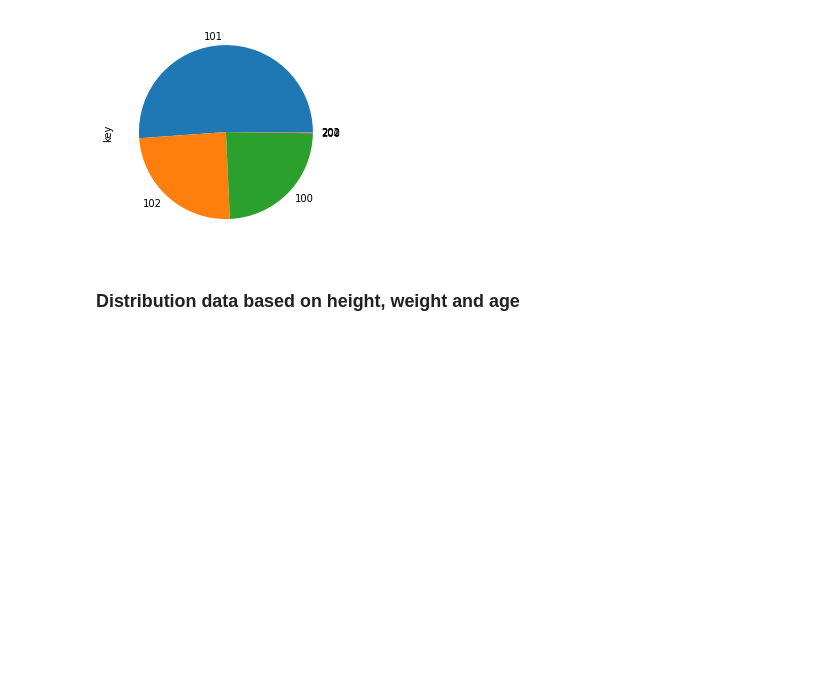
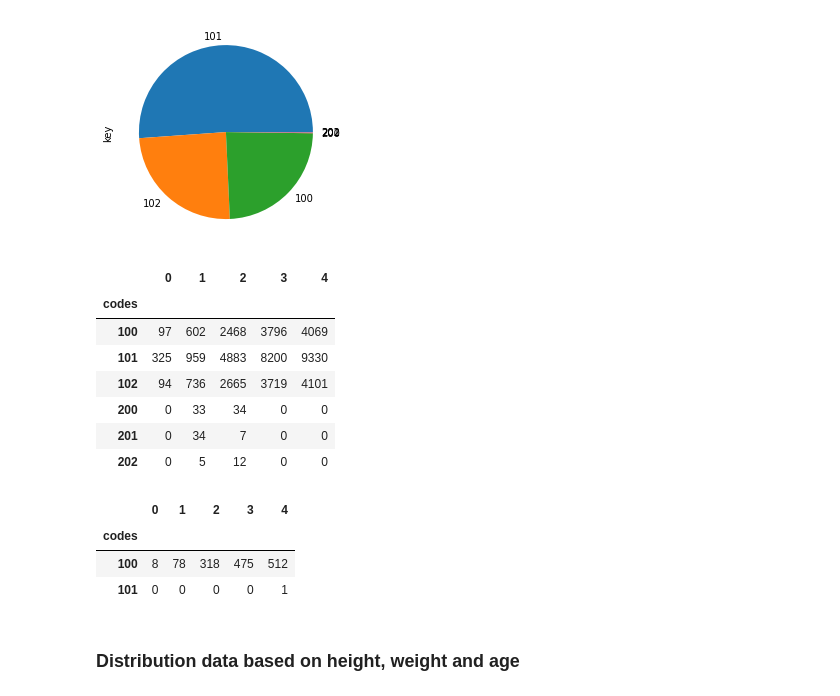
Before and after one commit to Welthungerhilfe/cgm-ml, a Jupyter notebook: src/data_utils/dataset_EDA/anon-depthmap-testset/EDA_anon-depthmap-testset.ipynb, the cells around one changed output. Drawn from its saved outputs; the diff is of its cells as text; code cells hidden in the pictures; blank space fills up the shorter version.

Commit message:
Add notebooks with age-scantype distribution output

```diff
--- a/src/data_utils/dataset_EDA/anon-depthmap-testset/EDA_anon-depthmap-testset.ipynb
+++ b/src/data_utils/dataset_EDA/anon-depthmap-testset/EDA_anon-depthmap-testset.ipynb
@@ -116,6 +114,24 @@ artifacts['key'].value_counts().plot(kind='pie')
 Name: key, dtype: int64
 <matplotlib.axes._subplots.AxesSubplot at 0x...>
 [figure]
+# %%
+calculate_code_age_distribution(artifacts)
+# %% [output]
+|  | 0 | 1 | 2 | 3 | 4 |
+| codes |  |  |  |  |  |
+| 100 | 97 | 602 | 2468 | 3796 | 4069 |
+| 101 | 325 | 959 | 4883 | 8200 | 9330 |
+| 102 | 94 | 736 | 2665 | 3719 | 4101 |
+| 200 | 0 | 33 | 34 | 0 | 0 |
+| 201 | 0 | 34 | 7 | 0 | 0 |
+| 202 | 0 | 5 | 12 | 0 | 0 |
+# %%
+calculate_code_age_distribution(scans)
+# %% [output]
+|  | 0 | 1 | 2 | 3 | 4 |
+| codes |  |  |  |  |  |
+| 100 | 8 | 78 | 318 | 475 | 512 |
+| 101 | 0 | 0 | 0 | 0 | 1 |
 # %% [markdown]
 ### Distribution data based on height, weight and age
 # %%
```
Also changed, not shown: parts of 2 cells of this notebook, 4 other files.
